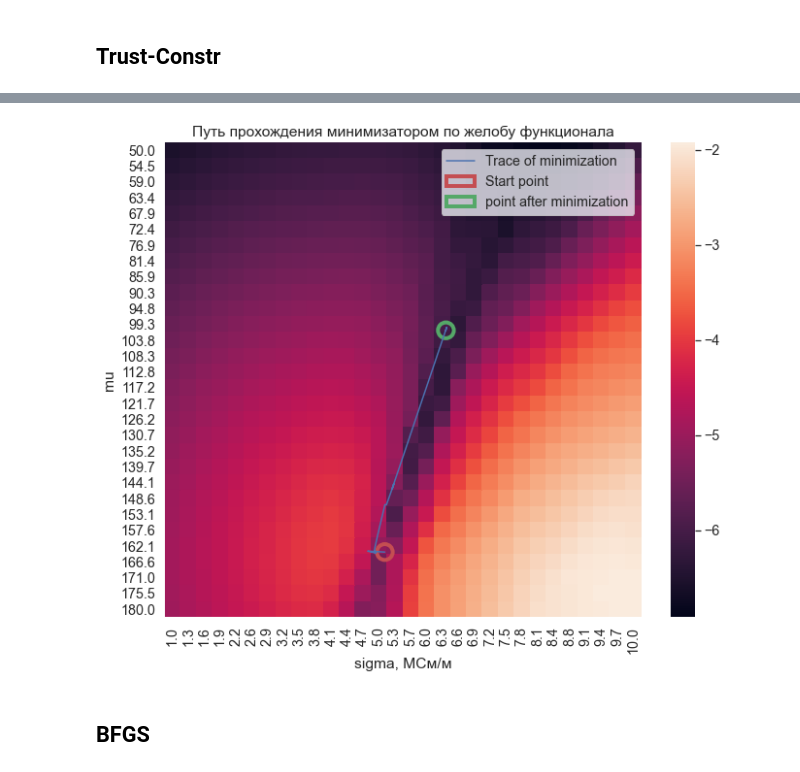
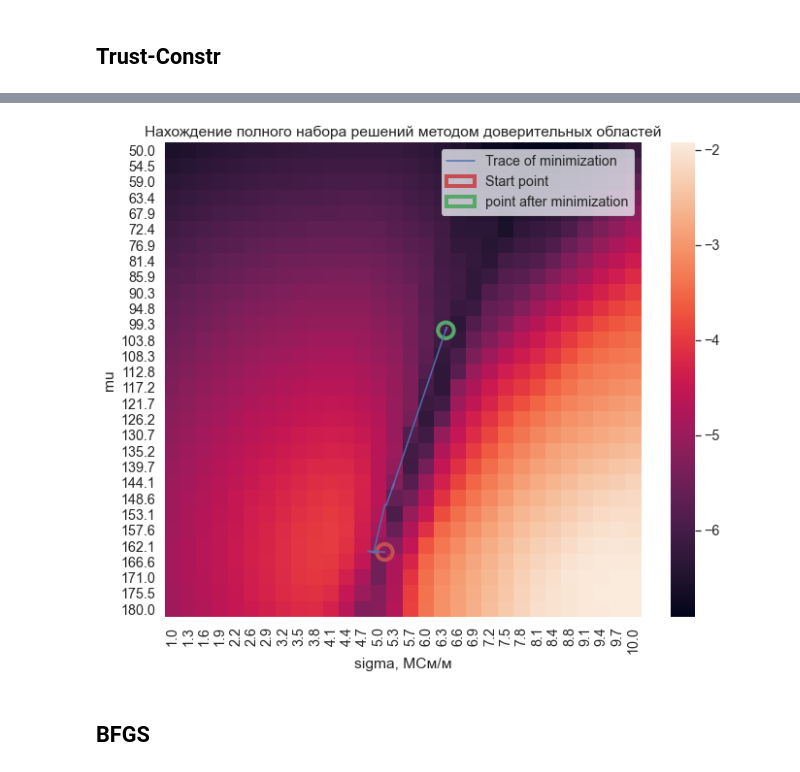
Before and after one commit to AAYamoldin/Diploma, a Jupyter notebook: pulse/minimize_Sigma_MU.ipynb, the cells around one changed output, grey strips where cells are left out. Saved outputs shown, nothing was run; the diff lists cells and outputs as text; code cells hidden in the pictures.

```diff
--- a/pulse/minimize_Sigma_MU.ipynb
+++ b/pulse/minimize_Sigma_MU.ipynb
@@ -457,30 +457,30 @@ minimize_result_data
 # %%
 real_sigma_new = minimize_result_data.iloc[0]['data'][0]
 real_mu_new = minimize_result_data.iloc[0]['data'][1]
 #constant = minimize_result_data_7.iloc[0]['constant']
 sigma_history_TC = []
 mu_history_TC = []
 for i in history_TC:
     sigma_history_TC.append((i['sigma'] - sigma_real[0][0]) / sigma_real[1])
     mu_history_TC.append((i['mu'] - mu_real[0][0]) / mu_real[1])
 #weighted_sum = -l2 + constant * loss_net
 f, ax = plt.subplots(figsize=(11, 9))
 sns.heatmap(weighted_sum, annot=False)
-name = "Путь прохождения минимизатором по желобу функционала"
+name = "Нахождение полного набора решений методом доверительных областей"
 ax.set(xlabel='sigma, МСм/м', ylabel='mu', title=name)
 ax = f.gca()
 circle0 = plt.Circle(((fix_real_vector.get('Sigma').iloc[0] - sigma_real[0][0])/sigma_real[1],
                       (fix_real_vector.get('mu').iloc[0] - mu_real[0][0])/mu_real[1]),
                      0.5, color='r', fill=False, label="Start point", linewidth=4)
 ax.add_patch(circle0)
 circle1 = plt.Circle(((real_sigma_new - sigma_real[0][0])/sigma_real[1],(real_mu_new - mu_real[0][0])/mu_real[1]),
                      0.5, color='g', fill=False, label="point after minimization", linewidth=4)
 ax.add_patch(circle1)
 plt.plot(sigma_history_TC, mu_history_TC, label="Trace of minimization")
 ax.legend()
 f.savefig(name + '.png', bbox_inches='tight')
 # %% [output]
-[figure, old version]
+[figure, new version]
 # %% [markdown]
 ## BFGS
 # %%
```
Also changed, not shown: parts of 5 cells of this notebook, 12 other files.
